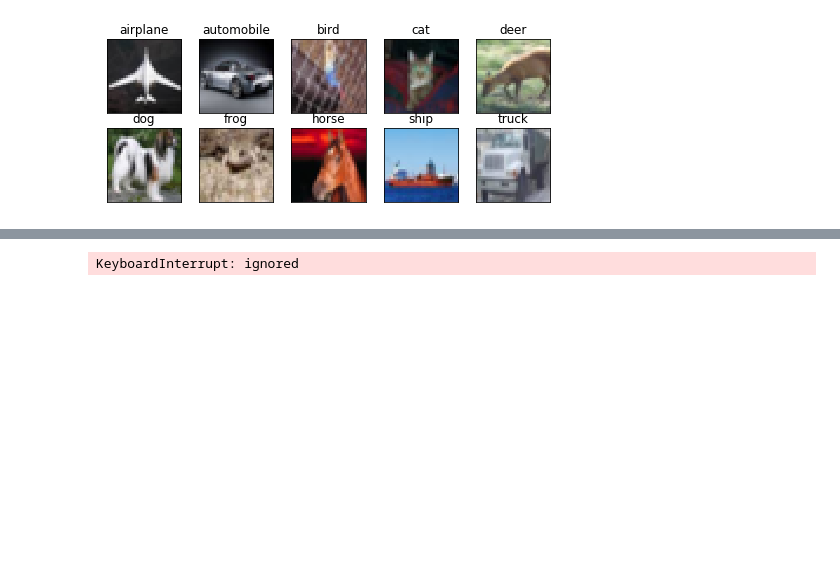
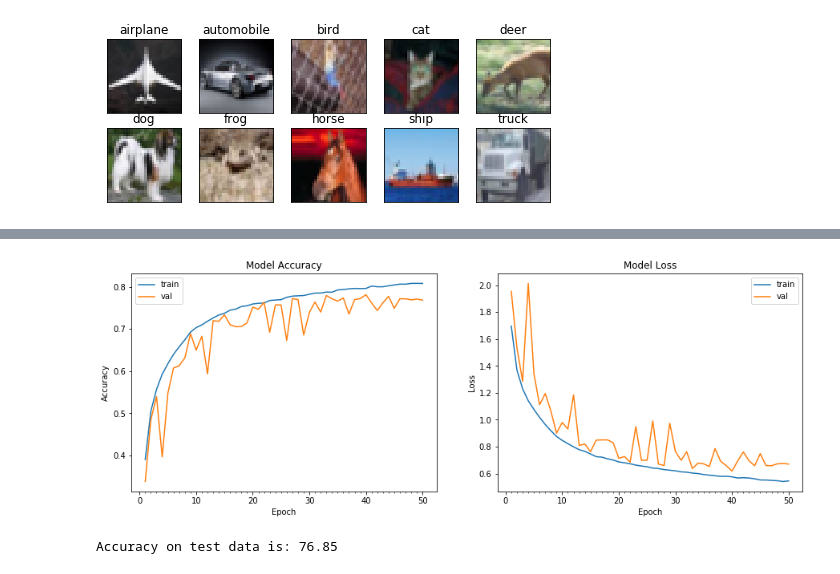
Before and after one commit to hksantosh/eip, a Jupyter notebook: week3/Assignment 3_tf2.ipynb, the cells around one changed output, grey strips where cells are left out. Drawn from its saved outputs; the diff is of its cells as text; code cells hidden in the pictures; blank space fills up the shorter version.

```diff
--- a/week3/Assignment 3_tf2.ipynb
+++ b/week3/Assignment 3_tf2.ipynb
@@ -132,13 +135,12 @@ Trainable params: 80,453
 Non-trainable params: 768
 _________________________________________________________________
 # %%
-datagen = ImageDataGenerator(zoom_range=0.0,
-                             horizontal_flip=False)
+datagen = ImageDataGenerator(zoom_range=0.0, horizontal_flip=True)
 
 # train the mymodel
 start = time.time()
 # Train the mymodel
-mymodel_info = mymodel.fit_generator(datagen.flow(train_features, train_labels, batch_size = 128),
+mymodel_info = mymodel.fit_generator(datagen.flow(train_features, train_labels, batch_size = 64), steps_per_epoch=train_features.shape[0]/64,
                                  epochs = 50, validation_data = (test_features, test_labels), verbose=1)
 end = time.time()
 print ("mymodel took %0.2f seconds to train"%(end - start))
@@ -157 +171,2 @@ Epoch 3/10
+[figure, added]
-KeyboardInterrupt: ignored
+Accuracy on test data is: 76.85
```
Also changed, not shown: parts of 4 cells of this notebook.
